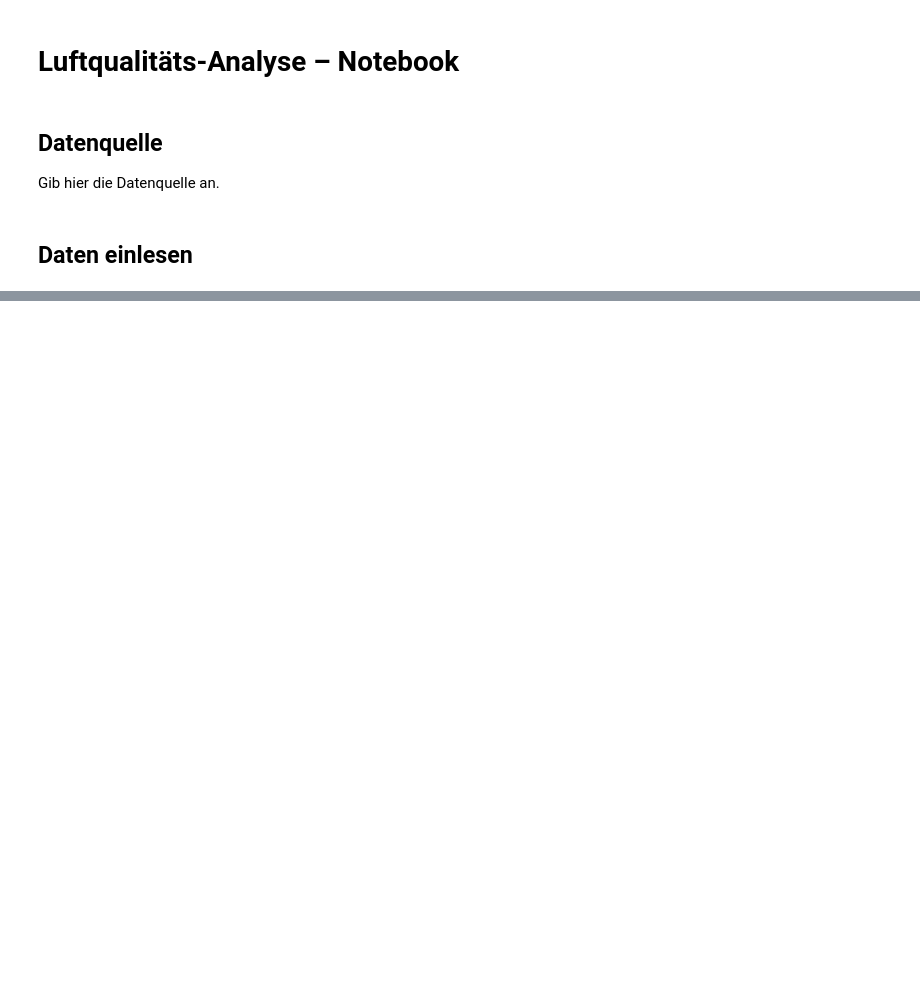
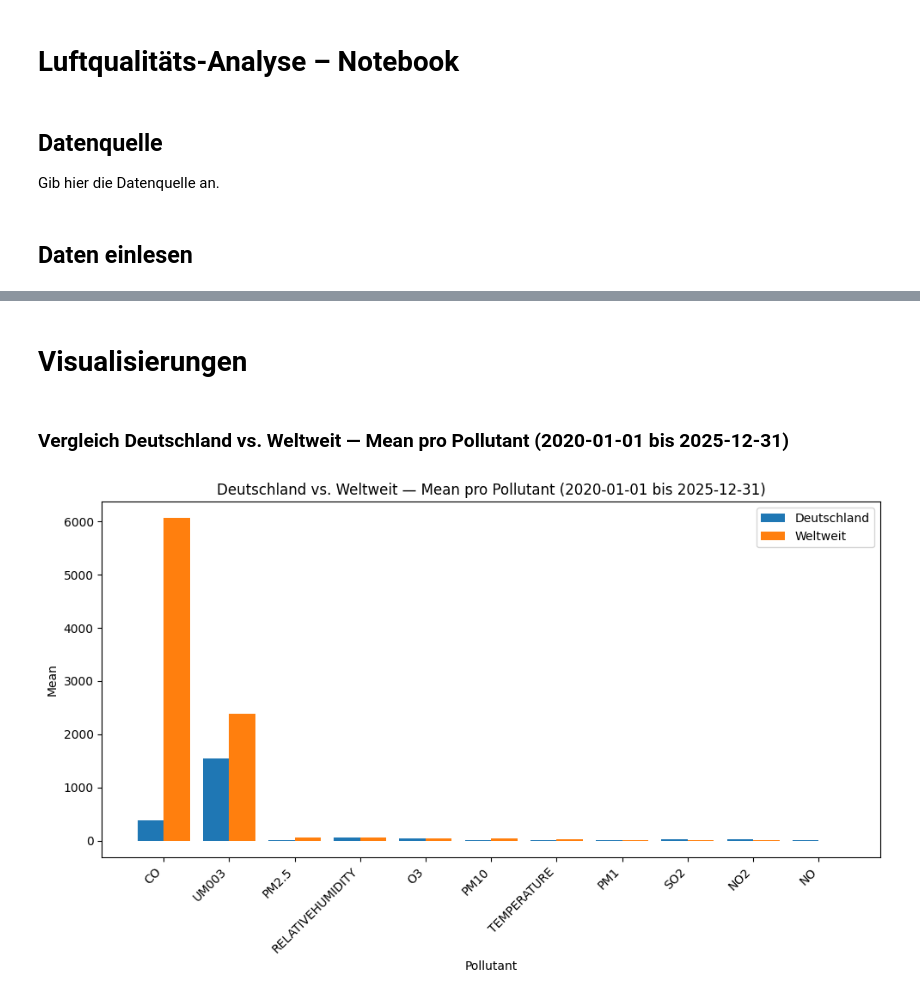
Before and after one commit to kbecker21/Python-Projekt, a Jupyter notebook: analyze_openaq_data.ipynb, the cells around one changed output, grey strips where cells are left out. Saved outputs shown, nothing was run; the diff lists cells and outputs as text; code cells hidden in the pictures; blank space fills up the shorter version.

Commit message:
add more diagramms

```diff
--- a/analyze_openaq_data.ipynb
+++ b/analyze_openaq_data.ipynb
@@ -50,0 +142,16 @@ pollutant   = "NO2"   # z.B. "NO2", "PM2.5", "O3", ...
+# %%
+def _filter_by_date(df: pd.DataFrame, date_from: str = "", date_to: str = "") -> pd.DataFrame:
+    if "Last Updated" not in df.columns:
+        return df
+    mask = pd.Series(True, index=df.index)
+    if isinstance(date_from, str) and date_from.strip():
+        start = pd.to_datetime(date_from).tz_localize("Europe/Berlin").tz_convert("UTC")
+        mask &= (df["Last Updated"] >= start)
+    if isinstance(date_to, str) and date_to.strip():
+        # inclusive upper bound: add 1 day and use '<'
+        end = pd.to_datetime(date_to).tz_localize("Europe/Berlin").tz_convert("UTC") + pd.Timedelta(days=1)
+        mask &= (df["Last Updated"] < end)
+    return df[mask]
+# %%
+df_filtered = _filter_by_date(df, DATE_FROM, DATE_TO)
+print(f"Gefilterte Zeilen: {len(df_filtered)} / {len(df)} (von={DATE_FROM or '-∞'} bis={DATE_TO or '+∞'})")
@@ -50,0 +217,53 @@ pollutant   = "NO2"   # z.B. "NO2", "PM2.5", "O3", ...
+# %% [markdown]
+# Visualisierungen
+# %%
+# Parameter
+METRIC = "mean"  # wähle: "mean", "median", "min", "max", "std", "count"
+
+# TODO: mean und median vergleichen
+
+TOP_N = None       # Anzahl der anzuzeigenden Pollutants (None für alle)
+
+# Prüfen, ob Stats vorhanden sind
+if 'stats_de' not in globals() or 'stats_global' not in globals():
+    raise NameError("Erwarte Variablen 'stats_de' und 'stats_global' aus den vorherigen Zellen.")
+
+if isinstance(stats_de, pd.DataFrame) and not stats_de.empty and isinstance(stats_global, pd.DataFrame) and not stats_global.empty:
+    if METRIC not in stats_de.columns or METRIC not in stats_global.columns:
+        raise ValueError(f"METRIC='{METRIC}' nicht in Spalten vorhanden. Verfügbar: {list(stats_global.columns)}")
+
+    # Gemeinsame Pollutants und Vergleichs-DataFrame
+    de_series = stats_de[METRIC]
+    gl_series = stats_global[METRIC]
+    common = de_series.index.intersection(gl_series.index)
+    comp = pd.DataFrame({
+        "Deutschland": de_series.loc[common],
+        "Weltweit":    gl_series.loc[common],
+    })
+    # Sortierung nach weltweitem Wert (absteigend)
+    comp = comp.sort_values("Weltweit", ascending=False)
+    if TOP_N:
+        comp = comp.head(TOP_N)
+
+    # Achsen/Labels
+    labels = comp.index.astype(str).tolist()
+    x = np.arange(len(comp))
+    width = 0.4
+
+    display(Markdown(f"### Vergleich Deutschland vs. Weltweit — {METRIC.title()} pro Pollutant ({DATE_FROM or '-∞'} bis {DATE_TO or '+∞'})"))
+    fig, ax = plt.subplots(figsize=(10, 6))
+    ax.bar(x - width/2, comp["Deutschland"].values, width, label="Deutschland")
+    ax.bar(x + width/2, comp["Weltweit"].values, width, label="Weltweit")
+    ax.set_xticks(x)
+    ax.set_xticklabels(labels, rotation=45, ha='right')
+    ax.set_ylabel(METRIC.title())
+    ax.set_xlabel("Pollutant")
+    ax.set_title(f"Deutschland vs. Weltweit — {METRIC.title()} pro Pollutant ({DATE_FROM or '-∞'} bis {DATE_TO or '+∞'})")
+    ax.legend()
+    plt.tight_layout()
+    plt.show()
+else:
+    display(Markdown("**Hinweis:** Keine Daten für Deutschland oder weltweit vorhanden, um den Vergleich zu zeichnen."))
+# %% [output]
+### Vergleich Deutschland vs. Weltweit — Mean pro Pollutant (2020-01-01 bis 2025-12-31)
+[figure, added]
```
Also changed, not shown: parts of 23 cells of this notebook, 3 other files.
